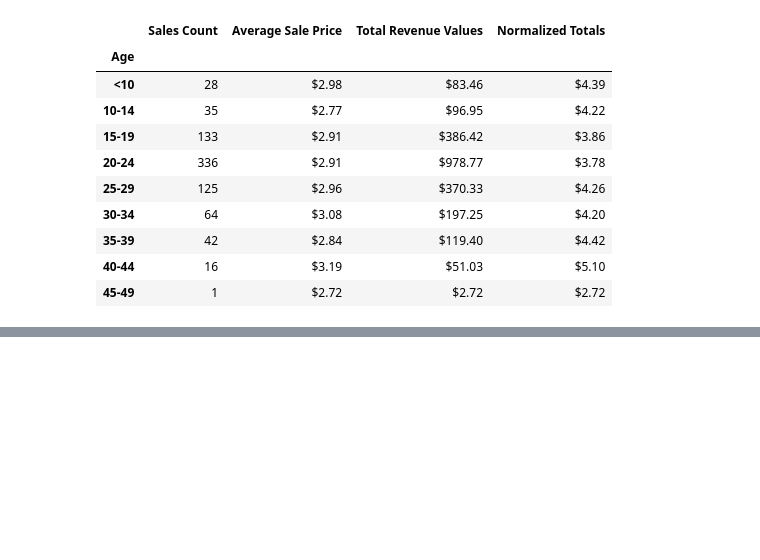
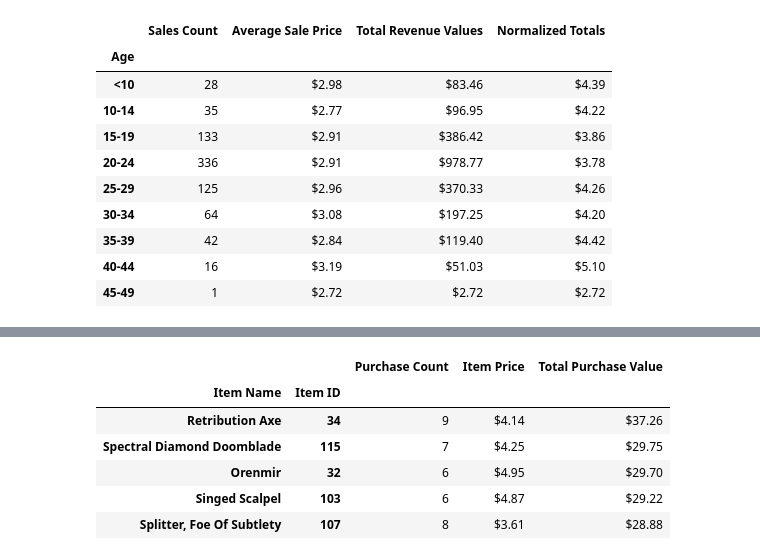
Before and after one commit to BLKOPL/RPG-Panda, a Jupyter notebook: panda_summoner.ipynb, the cells around one changed output, grey strips where cells are left out. Cells and saved outputs as stored; diff of their text form; code cells hidden in the pictures; blank space fills up the shorter version.

```diff
--- a/Untitled.ipynb
+++ b/panda_summoner.ipynb
@@ -159,0 +221,13 @@ age_sales_analysis.style.format({"Average Sale Price": "${:.2f}", "Total Revenue
+# %%
+#use prefinal dataframe from prior to step to find most profitable items
+
+profit_items_final = prefinal_df.sort_values('Total Purchase Value', ascending=False).head()
+profit_items_final.style.format({"Item Price": "${:.2f}", "Total Purchase Value": "${:.2f}"})
+# %% [output]
+|  |  | Purchase Count | Item Price | Total Purchase Value |
+| Item Name | Item ID |  |  |  |
+| Retribution Axe | 34 | 9 | $4.14 | $37.26 |
+| Spectral Diamond Doomblade | 115 | 7 | $4.25 | $29.75 |
+| Orenmir | 32 | 6 | $4.95 | $29.70 |
+| Singed Scalpel | 103 | 6 | $4.87 | $29.22 |
+| Splitter, Foe Of Subtlety | 107 | 8 | $3.61 | $28.88 |
```
Also changed, not shown: parts of 3 cells of this notebook.
